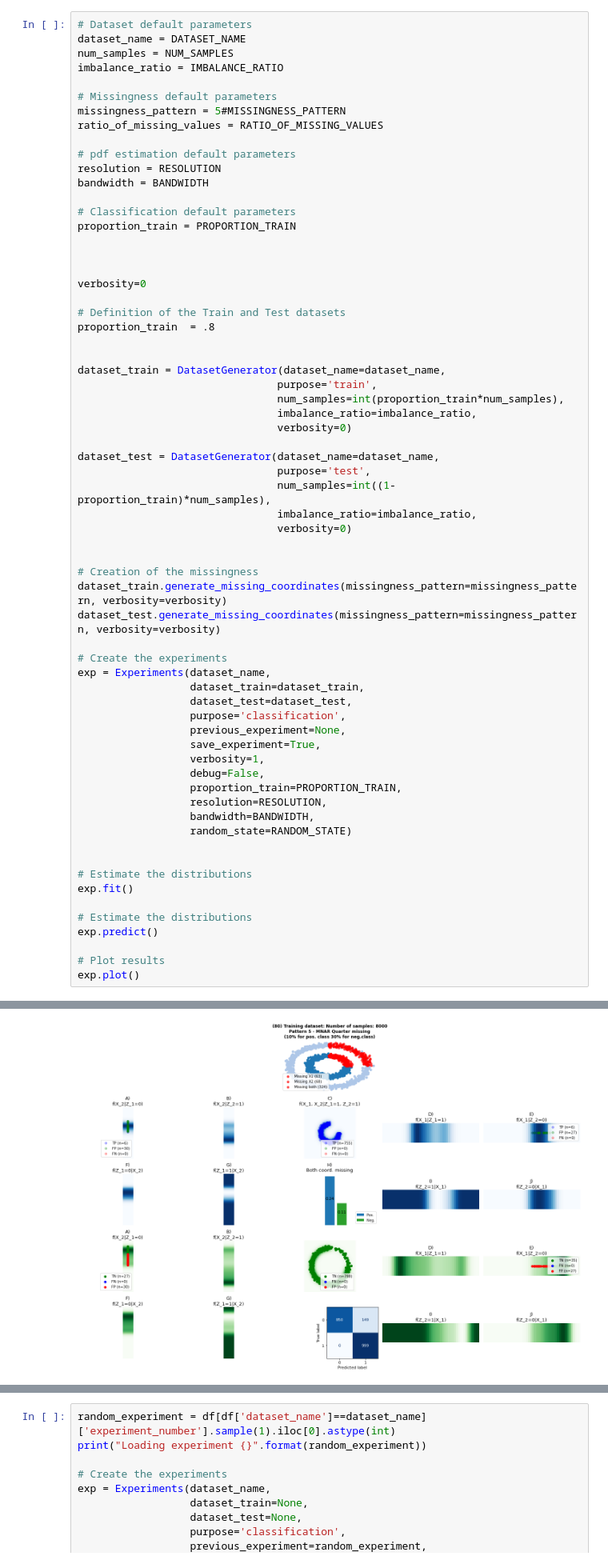
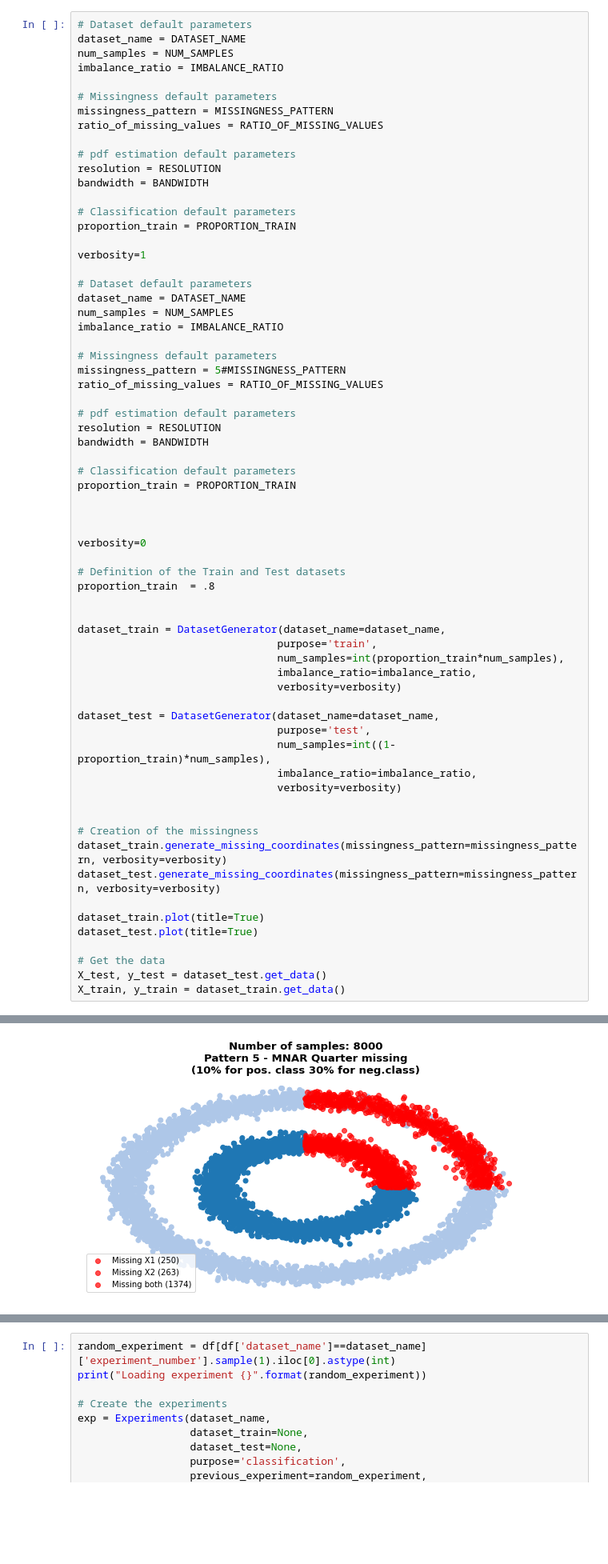
Before and after one commit to matiasdm/notes_on_stats, a Jupyter notebook: doc/sections/3_benchmarking.ipynb, the cells around one changed output, grey strips where cells are left out. Shown at 80% size. Cells and saved outputs as stored; diff of their text form; blank space fills up the shorter version.

Commit message:
Finish a stable version of the 3 mains classes, that is able to create df and work work with it, etc. Eady to move on to modularize fitting and prediction to allow comparing various technics

```diff
--- a/doc/sections/3_benchmarking.ipynb
+++ b/doc/sections/3_benchmarking.ipynb
@@ -160,4 +56,22 @@ TODO Replace with estimation mode!
 # %%
+# Dataset default parameters
+dataset_name = DATASET_NAME
+num_samples = NUM_SAMPLES
+imbalance_ratio = IMBALANCE_RATIO
+
+# Missingness default parameters
+missingness_pattern = MISSINGNESS_PATTERN
+ratio_of_missing_values = RATIO_OF_MISSING_VALUES
+
+# pdf estimation default parameters
+resolution = RESOLUTION
+bandwidth = BANDWIDTH
+
+# Classification default parameters
+proportion_train = PROPORTION_TRAIN
+
+verbosity=1
+
 # Dataset default parameters
 dataset_name = DATASET_NAME
 num_samples = NUM_SAMPLES
@@ -186,40 +100,23 @@ dataset_train = DatasetGenerator(dataset_name=dataset_name,
                                 purpose='train',
                                 num_samples=int(proportion_train*num_samples),
                                 imbalance_ratio=imbalance_ratio,
-                                verbosity=0)
+                                verbosity=verbosity)
 
 dataset_test = DatasetGenerator(dataset_name=dataset_name,
                                 purpose='test',
                                 num_samples=int((1-proportion_train)*num_samples),
                                 imbalance_ratio=imbalance_ratio,
-                                verbosity=0)
+                                verbosity=verbosity)
 
 
 # Creation of the missingness
 dataset_train.generate_missing_coordinates(missingness_pattern=missingness_pattern, verbosity=verbosity)
 dataset_test.generate_missing_coordinates(missingness_pattern=missingness_pattern, verbosity=verbosity)
 
-# Create the experiments
-exp = Experiments(dataset_name,
-                  dataset_train=dataset_train,
-                  dataset_test=dataset_test,
-                  purpose='classification',
-                  previous_experiment=None,
-                  save_experiment=True,
-                  verbosity=1,
-                  debug=False,
-                  proportion_train=PROPORTION_TRAIN,
-                  resolution=RESOLUTION,
-                  bandwidth=BANDWIDTH,
-                  random_state=RANDOM_STATE)
+dataset_train.plot(title=True)
+dataset_test.plot(title=True)
 
-
-# Estimate the distributions
-exp.fit()
-
-# Estimate the distributions
-exp.predict()
-
-# Plot results
-exp.plot()
+# Get the data
+X_test, y_test = dataset_test.get_data()
+X_train, y_train = dataset_train.get_data()
 # %% [output]
@@ -227 +123 @@ Doing experiment 80!
-[figure, old version]
+[figure, new version]
```
Also changed, not shown: parts of 19 cells of this notebook, 9 other files.
